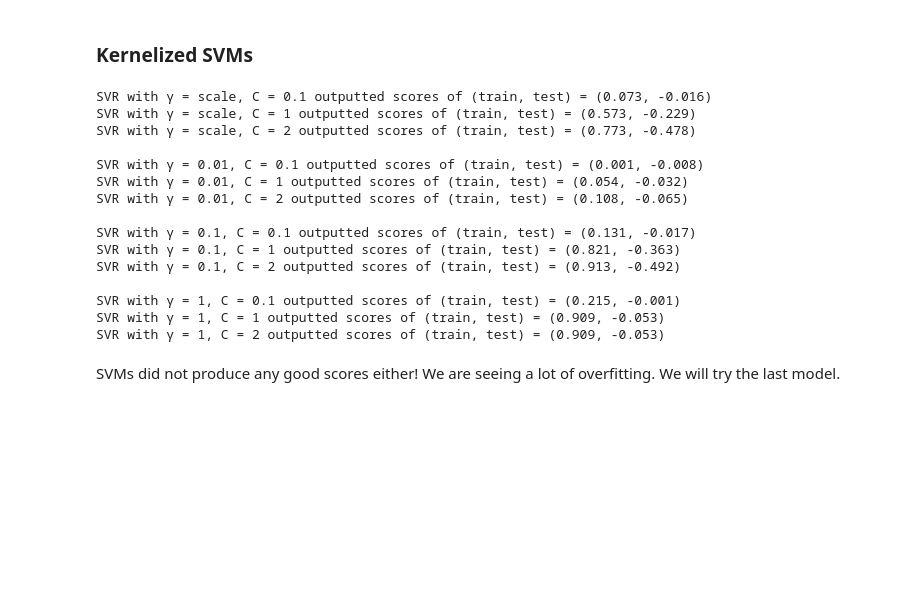
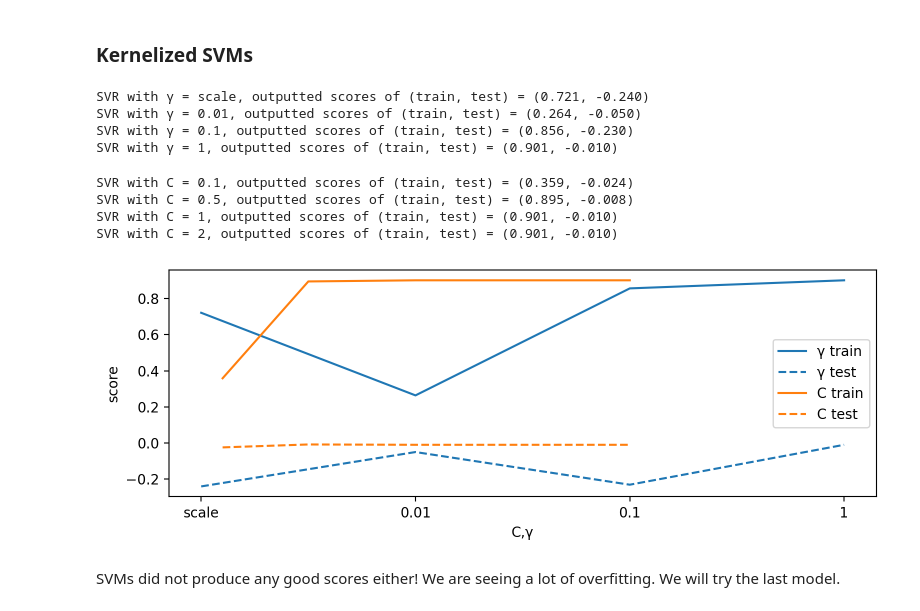
Before and after one commit to chrisbolton18/StanleyCupPredictor, a Jupyter notebook: nhlsc-predictor.ipynb, the cells around one changed output. Saved outputs shown, nothing was run; the diff lists cells and outputs as text; code cells hidden in the pictures; blank space fills up the shorter version.

```diff
--- a/nhlsc-predictor.ipynb
+++ b/nhlsc-predictor.ipynb
@@ -353,33 +391,55 @@ from sklearn.svm import SVR
 
 gammas = ['scale', 0.01, 0.1, 1]
 
-Cs = [0.1, 1, 2]
+γ_train_scores = []
+γ_test_scores = []
 
 for gamma in gammas:
-    for C in Cs:
-        svr = SVR(gamma=gamma, C=C).fit(X_train_scaled, y_train)
+    svr = SVR(gamma=gamma).fit(X_train_scaled, y_train)
 
-        train_score = svr.score(X_train_scaled, y_train)
-        test_score  = svr.score(X_test_scaled, y_test)
+    train_score = svr.score(X_train_scaled, y_train)
+    test_score  = svr.score(X_test_scaled, y_test)
+    γ_train_scores.append(train_score)
+    γ_test_scores.append(test_score)
 
-        print(f'SVR with γ = {gamma}, C = {C} outputted scores of (train, test) = ({train_score:.3f}, {test_score:.3f})')
-    print()
+    print(f'SVR with γ = {gamma}, outputted scores of (train, test) = ({train_score:.3f}, {test_score:.3f})')
 # %% [output]
-SVR with γ = scale, C = 0.1 outputted scores of (train, test) = (0.073, -0.016)
-SVR with γ = scale, C = 1 outputted scores of (train, test) = (0.573, -0.229)
-SVR with γ = scale, C = 2 outputted scores of (train, test) = (0.773, -0.478)
-
-SVR with γ = 0.01, C = 0.1 outputted scores of (train, test) = (0.001, -0.008)
-SVR with γ = 0.01, C = 1 outputted scores of (train, test) = (0.054, -0.032)
-SVR with γ = 0.01, C = 2 outputted scores of (train, test) = (0.108, -0.065)
-
-SVR with γ = 0.1, C = 0.1 outputted scores of (train, test) = (0.131, -0.017)
-SVR with γ = 0.1, C = 1 outputted scores of (train, test) = (0.821, -0.363)
-SVR with γ = 0.1, C = 2 outputted scores of (train, test) = (0.913, -0.492)
-
-SVR with γ = 1, C = 0.1 outputted scores of (train, test) = (0.215, -0.001)
-SVR with γ = 1, C = 1 outputted scores of (train, test) = (0.909, -0.053)
-SVR with γ = 1, C = 2 outputted scores of (train, test) = (0.909, -0.053)
+SVR with γ = scale, outputted scores of (train, test) = (0.721, -0.240)
+SVR with γ = 0.01, outputted scores of (train, test) = (0.264, -0.050)
+SVR with γ = 0.1, outputted scores of (train, test) = (0.856, -0.230)
+SVR with γ = 1, outputted scores of (train, test) = (0.901, -0.010)
+# %%
+Cs = [0.1, 0.5, 1, 2]
+
+C_train_scores = []
+C_test_scores = []
+
+for C in Cs:
+    svr = SVR(C=C, gamma=1).fit(X_train_scaled, y_train)
+
+    train_score = svr.score(X_train_scaled, y_train)
+    test_score  = svr.score(X_test_scaled, y_test)
+    C_train_scores.append(train_score)
+    C_test_scores.append(test_score)
+
+    print(f'SVR with C = {C}, outputted scores of (train, test) = ({train_score:.3f}, {test_score:.3f})')
+# %% [output]
+SVR with C = 0.1, outputted scores of (train, test) = (0.359, -0.024)
+SVR with C = 0.5, outputted scores of (train, test) = (0.895, -0.008)
+SVR with C = 1, outputted scores of (train, test) = (0.901, -0.010)
+SVR with C = 2, outputted scores of (train, test) = (0.901, -0.010)
+# %%
+plt.plot(gammas, γ_train_scores, label='γ train', color='C0')
+plt.plot(gammas, γ_test_scores, label='γ test', color='C0', linestyle='--')
+plt.plot(Cs, C_train_scores, label='C train', color='C1')
+plt.plot(Cs, C_test_scores, label='C test', color='C1', linestyle='--')
+plt.xlabel('C,γ')
+plt.ylabel('score')
+plt.tight_layout()
+plt.legend();
+# plt.savefig('svm.png')
+# %% [output]
+[figure, added]
 # %% [markdown]
 SVMs did not produce any good scores either! We are seeing a lot of overfitting. We will try the last model.
 # %% [markdown]
```
Also changed, not shown: parts of 16 cells of this notebook, 4 other files.
